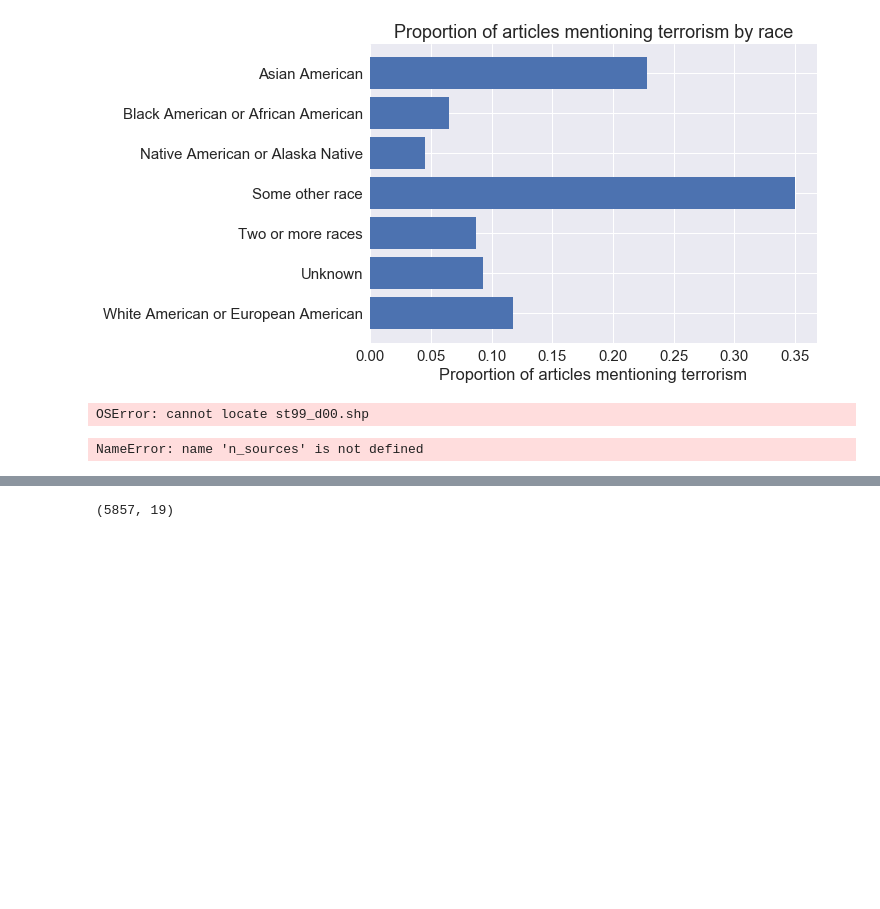
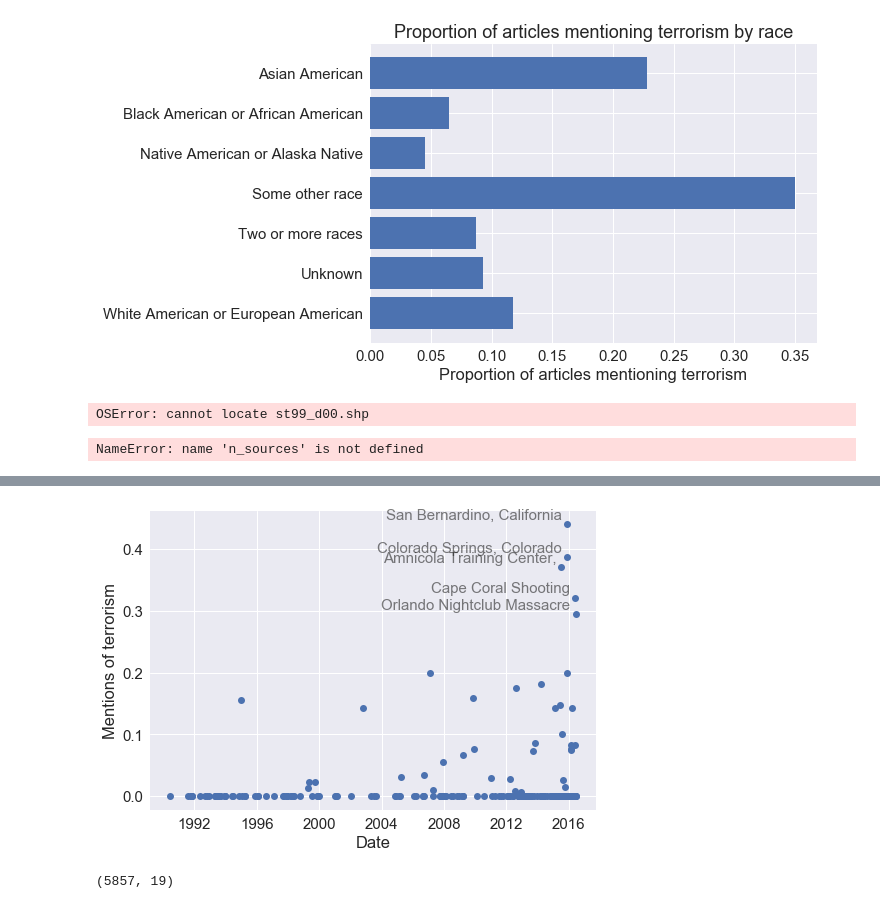
Before and after one commit to dallascard/terrorism, a Jupyter notebook: explore_articles.ipynb, the cells around one changed output, grey strips where cells are left out. Drawn from its saved outputs; the diff is of its cells as text; code cells hidden in the pictures; blank space fills up the shorter version.

```diff
--- a/explore_articles.ipynb
+++ b/explore_articles.ipynb
@@ -572,3 +607,33 @@ df_out.to_csv(os.path.join(output_dir, 'articles.csv'))
+# %%
+event_dates = dict()
+df['terrorism_mentions'] = 0
+df['terrorism_prop'] = 0
+terrorism_mentions_per_event = defaultdict(int)
+for i in df_out.index:
+    caseid = df_out.loc[i, 'caseid']
+    matching = df_out.loc[i, 'matching']
+    if matching:
+        if 'terrorism' in df_out.loc[i, 'article'] and 'counterterrorism' not in df_out.loc[i, 'article']:
+            df_index = df_out.loc[i, 'df_index']
+            df.loc[df_index, 'terrorism_mentions'] += 1
+
+for i in df.index:
+    if df.loc[i, 'n_matching'] > 3:
+        df.loc[i, 'terrorism_prop'] = df.loc[i, 'terrorism_mentions'] / df.loc[i, 'n_matching']
+
+fig, ax = plt.subplots(1, 1)
+ax.plot_date(df.date, df.terrorism_prop)
+subset = df[df.terrorism_prop > 0.2]
+count = 0
+for i in subset.index:
+    row = subset.loc[i]
+    ax.annotate(' '.join(row.title.split()[:3]), xy=(row.date, row.terrorism_prop), size=15, xytext=(-5, -5-count*8+10), textcoords='offset points', alpha=0.6, horizontalalignment='right')
+    count += 0
+ax.set_xlabel('Date')
+ax.set_ylabel('Mentions of terrorism');
+#ax.set_title('Number of articles per incident')
+# %% [output]
+[figure, added]
 # %%
 print(df_out.shape)
 df_out.tail(n=3)
```
Also changed, not shown: parts of 6 cells of this notebook, 1 other file.
